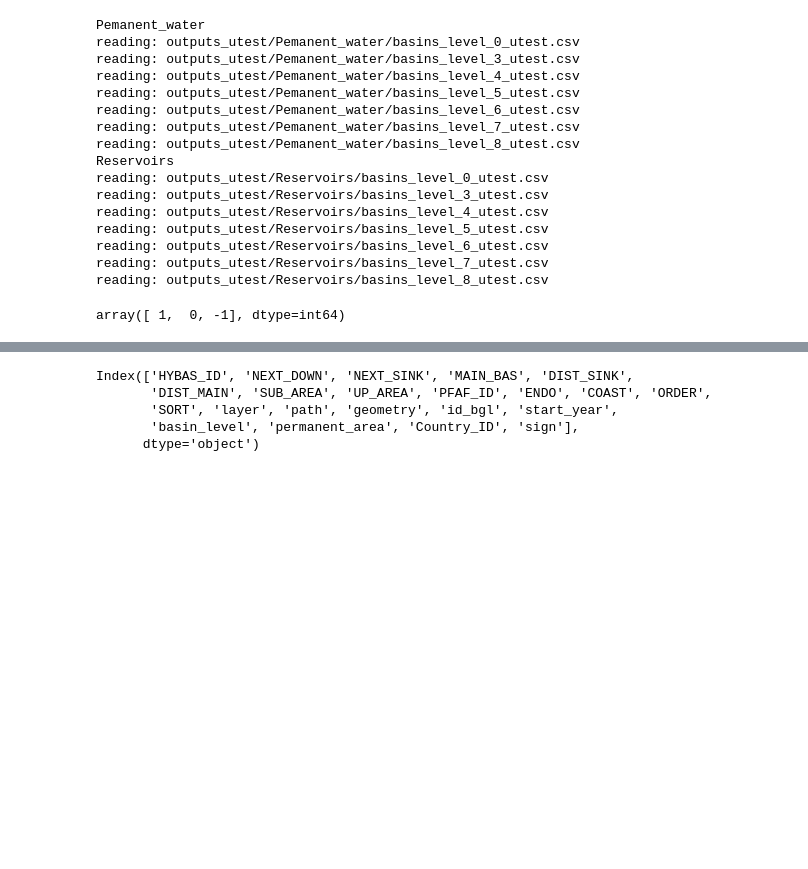
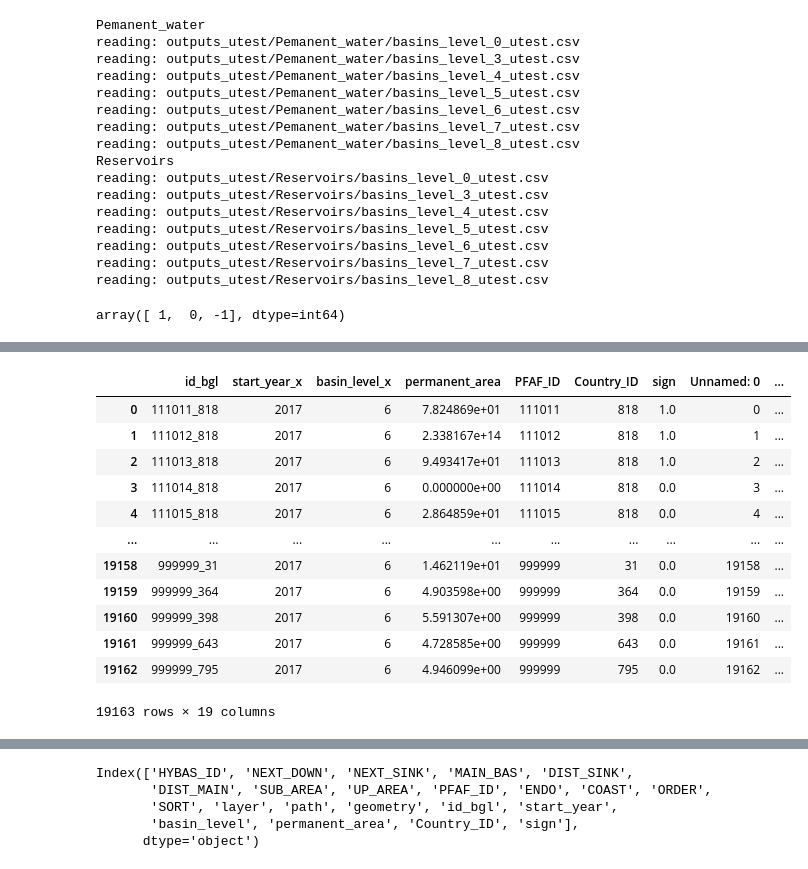
Before and after one commit to puzhao8/SDG661-Fresh-Water, a Jupyter notebook: testbed.ipynb, the cells around one changed output, grey strips where cells are left out. Cells and saved outputs as stored; diff of their text form; code cells hidden in the pictures; blank space fills up the shorter version.

```diff
--- a/testbed.ipynb
+++ b/testbed.ipynb
@@ -499,0 +516,16 @@ delta
+# %%
+delta_u
+# %% [output]
+|  | id_bgl | start_year_x | basin_level_x | permanent_area | PFAF_ID | Country_ID | sign | Unnamed: 0 | ... |
+| 0 | 111011_818 | 2017 | 6 | 7.824869e+01 | 111011 | 818 | 1.0 | 0 | ... |
+| 1 | 111012_818 | 2017 | 6 | 2.338167e+14 | 111012 | 818 | 1.0 | 1 | ... |
+| 2 | 111013_818 | 2017 | 6 | 9.493417e+01 | 111013 | 818 | 1.0 | 2 | ... |
+| 3 | 111014_818 | 2017 | 6 | 0.000000e+00 | 111014 | 818 | 0.0 | 3 | ... |
+| 4 | 111015_818 | 2017 | 6 | 2.864859e+01 | 111015 | 818 | 0.0 | 4 | ... |
+| ... | ... | ... | ... | ... | ... | ... | ... | ... | ... |
+| 19158 | 999999_31 | 2017 | 6 | 1.462119e+01 | 999999 | 31 | 0.0 | 19158 | ... |
+| 19159 | 999999_364 | 2017 | 6 | 4.903598e+00 | 999999 | 364 | 0.0 | 19159 | ... |
+| 19160 | 999999_398 | 2017 | 6 | 5.591307e+00 | 999999 | 398 | 0.0 | 19160 | ... |
+| 19161 | 999999_643 | 2017 | 6 | 4.728585e+00 | 999999 | 643 | 0.0 | 19161 | ... |
+| 19162 | 999999_795 | 2017 | 6 | 4.946099e+00 | 999999 | 795 | 0.0 | 19162 | ... |
+19163 rows × 19 columns
```
Also changed, not shown: parts of 10 cells of this notebook, 52 other files.
